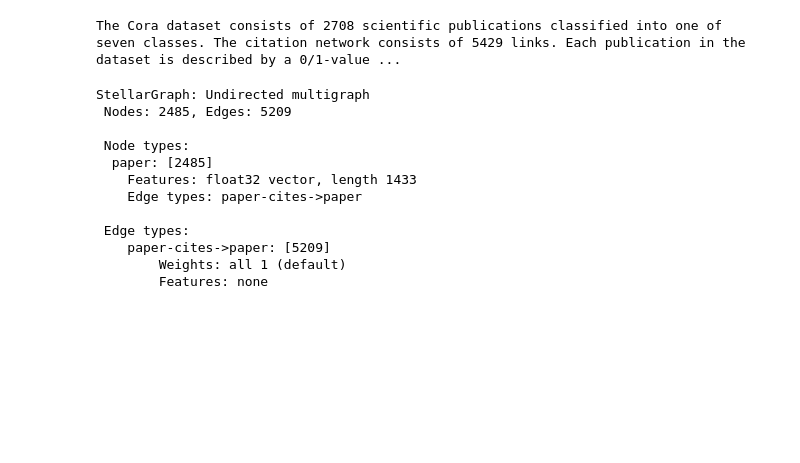
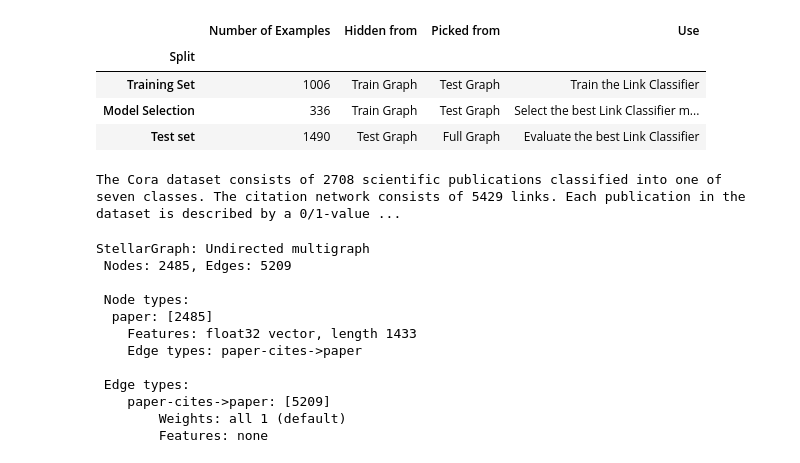
Before and after one commit to kiranbodipati/urban_planning_system, a Jupyter notebook: link-pred-analysis.ipynb, the cells around one changed output. Cells and saved outputs as stored; diff of their text form; code cells hidden in the pictures; blank space fills up the shorter version.

```diff
--- a/link-pred-analysis.ipynb
+++ b/link-pred-analysis.ipynb
@@ -16,0 +54,3 @@ from sklearn.model_selection import train_test_split
+# %%
+transport_sg=StellarGraph.from_networkx(g_feature_attr, node_type_default="bus_stop", edge_type_default="bus_route", node_features='feature')
+print(transport_sg.info())
@@ -16,0 +70,11 @@ from sklearn.model_selection import train_test_split
+# %%
+# Define an edge splitter on the original graph:
+edge_splitter_test = EdgeSplitter(transport_sg)
+
+# Randomly sample a fraction p=0.1 of all positive links, and same number of negative links, from graph, and obtain the
+# reduced graph graph_test with the sampled links removed:
+graph_test, examples_test, labels_test = edge_splitter_test.train_test_split(
+    p=0.1, method="global"
+)
+
+print(graph_test.info())
@@ -17,3 +123,36 @@ from sklearn.model_selection import train_test_split
+# %%
+pd.DataFrame(
+    [
+        (
+            "Training Set",
+            len(examples_train),
+            "Train Graph",
+            "Test Graph",
+            "Train the Link Classifier",
+        ),
+        (
+            "Model Selection",
+            len(examples_model_selection),
+            "Train Graph",
+            "Test Graph",
+            "Select the best Link Classifier model",
+        ),
+        (
+            "Test set",
+            len(examples_test),
+            "Test Graph",
+            "Full Graph",
+            "Evaluate the best Link Classifier",
+        ),
+    ],
+    columns=("Split", "Number of Examples", "Hidden from", "Picked from", "Use"),
+).set_index("Split")
+# %% [output]
+|  | Number of Examples | Hidden from | Picked from | Use |
+| Split |  |  |  |  |
+| Training Set | 1006 | Train Graph | Test Graph | Train the Link Classifier |
+| Model Selection | 336 | Train Graph | Test Graph | Select the best Link Classifier m... |
+| Test set | 1490 | Test Graph | Full Graph | Evaluate the best Link Classifier |
 # %%
 dataset = datasets.Cora()
 display(HTML(dataset.description))
```
Also changed, not shown: parts of 29 cells of this notebook.
